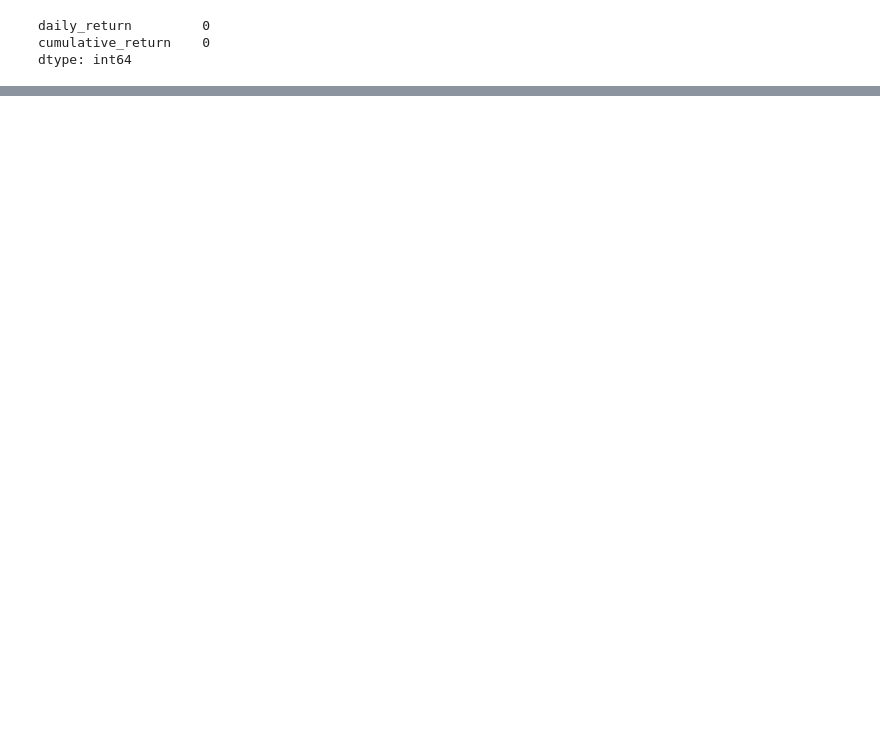
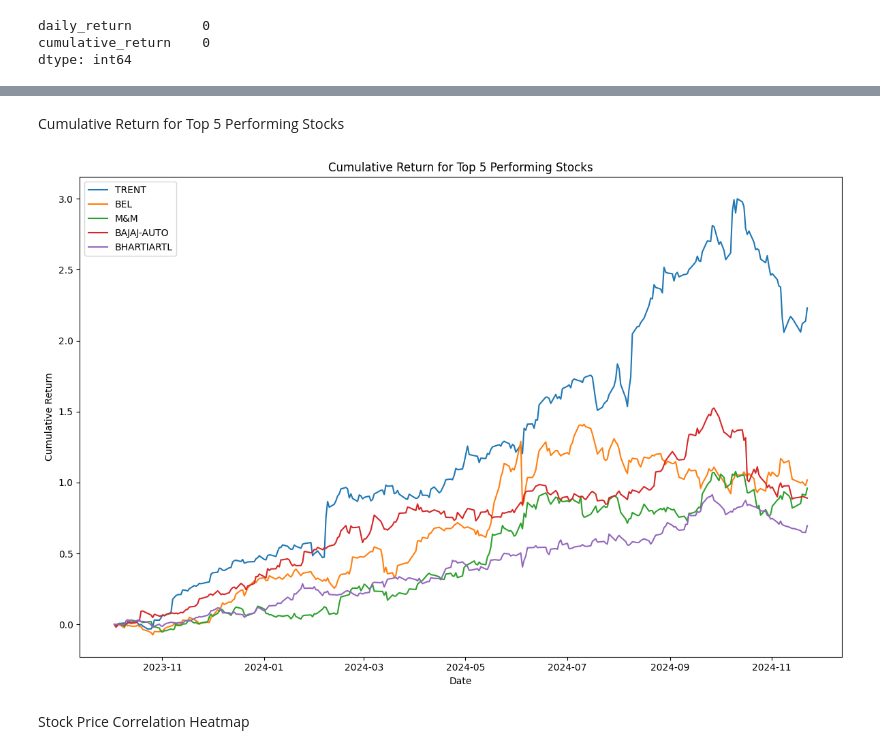
Before and after one commit to viswakimi/Data-Driven-Stock-Analysis, a Jupyter notebook: Stock_data_analysis.ipynb, the cells around one changed output, grey strips where cells are left out. Drawn from its saved outputs; the diff is of its cells as text; code cells hidden in the pictures; blank space fills up the shorter version.

```diff
--- a/Stock_data_analysis.ipynb
+++ b/Stock_data_analysis.ipynb
@@ -296,0 +185,20 @@ merged_data.shape
+# %%
+ #  daily returns and volatility
+df['date'] = pd.to_datetime(df['date'])
+df['return'] = df.groupby('Ticker')['close'].pct_change()
+
+#  volatility
+volatility = df.groupby('Ticker')['return'].std()
+
+top_10_volatility = volatility.sort_values(ascending=False).head(10)
+
+# bar plot
+plt.figure(figsize=(6, 6))
+sns.barplot(x=top_10_volatility.index, y=top_10_volatility.values)
+plt.title('Top 10 Most Volatile Stocks')
+plt.xlabel('Ticker')
+plt.ylabel('Volatility (Standard Deviation)')
+plt.xticks(rotation=45)
+plt.tight_layout()
+# plt.savefig('top_10_volatile_stocks.png')
+plt.show()
@@ -296,0 +207,23 @@ merged_data.shape
+# %% [markdown]
+Cumulative Return for Top 5 Performing Stocks
+# %%
+# Get the top 5 stocks based on the last cumulative return value
+top_5_stocks = df.groupby('Ticker')['cumulative_return'].last().nlargest(5).index
+
+# Set the plot size
+plt.figure(figsize=(12, 8))
+for ticker in top_5_stocks:
+    stock_data = df[df['Ticker'] == ticker]
+    sns.lineplot(data=stock_data, x='date', y='cumulative_return', label=ticker)
+
+plt.title('Cumulative Return for Top 5 Performing Stocks')
+plt.xlabel('Date')
+plt.ylabel('Cumulative Return')
+plt.legend()
+plt.tight_layout()
+# plt.savefig('top_5_cumulative_return.png')
+plt.show()
+# %% [output]
+[figure, added]
+# %% [markdown]
+Stock Price Correlation Heatmap
```
Also changed, not shown: parts of 46 cells of this notebook, 9 other files.
